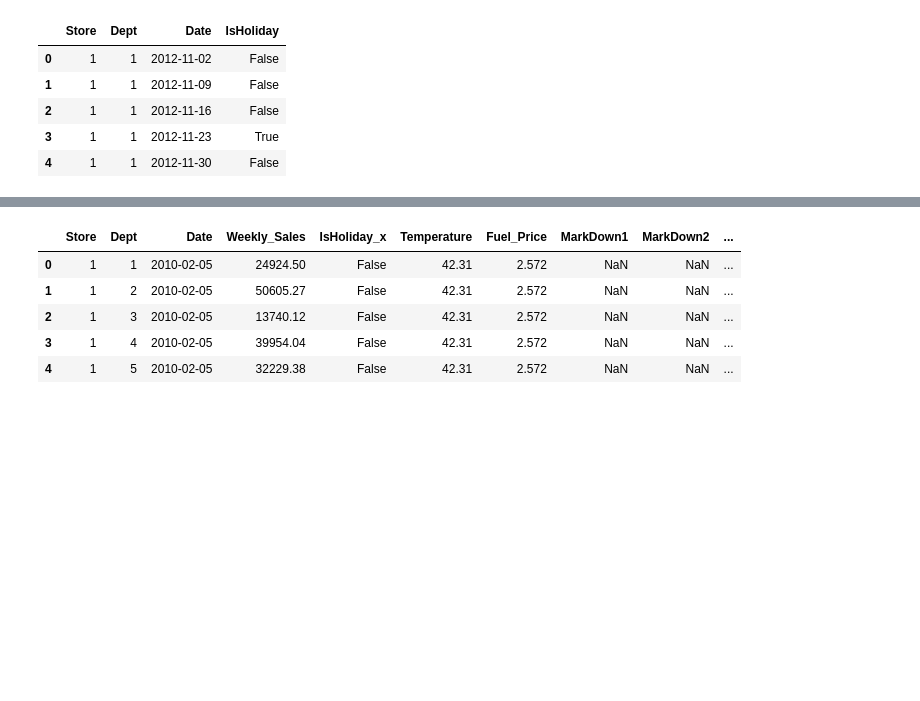
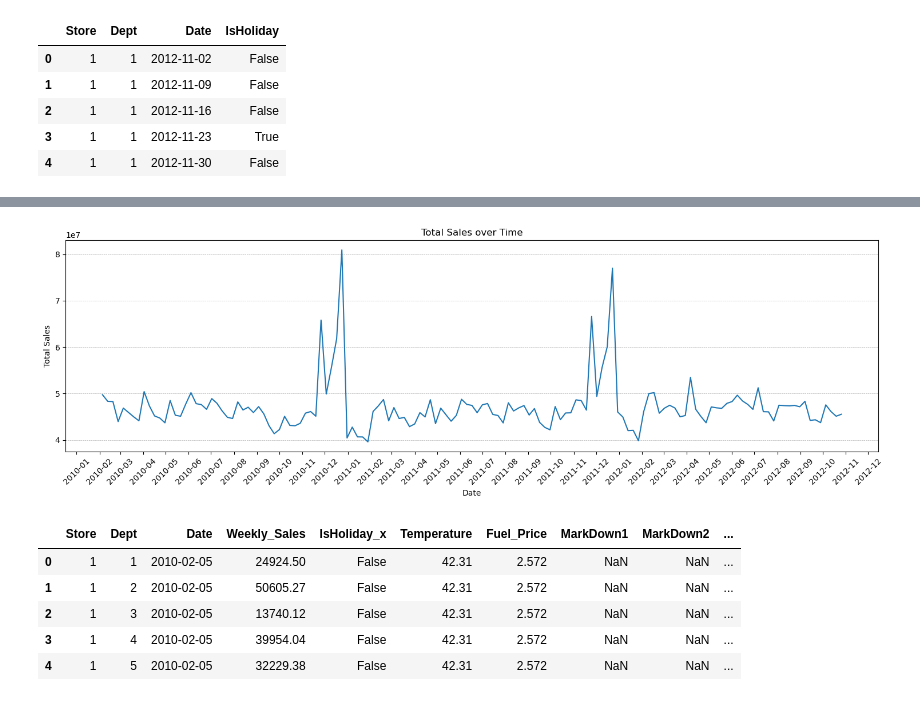
Before and after one commit to DiegoCollado27/walmart, a Jupyter notebook: main.ipynb, the cells around one changed output, grey strips where cells are left out. Cells and saved outputs as stored; diff of their text form; code cells hidden in the pictures; blank space fills up the shorter version.

```diff
--- a/main.ipynb
+++ b/main.ipynb
@@ -71,0 +108,4 @@ test.head()
+# %%
+total_sales = train_set.groupby('Date')['Weekly_Sales'].sum().reset_index()
+total_sales['Date'] = pd.to_datetime(total_sales['Date'])
+total_sales
@@ -72,3 +126,19 @@ test.head()
+# %%
+# Plotting the total sales over time
+plt.figure(figsize=(15, 5))
+plt.plot(total_sales['Date'], total_sales['Weekly_Sales'])
+locator = mdates.MonthLocator()
+plt.gca().xaxis.set_major_locator(locator)
+plt.gca().xaxis.set_major_formatter(mdates.DateFormatter('%Y-%m'))
+plt.xlabel('Date')
+plt.ylabel('Total Sales')
+plt.title('Total Sales over Time')
+plt.xticks(rotation=45)  # Rotate the x-ticks for better visibility
+plt.tight_layout()  # Ensure layout is neat and no labels are cut off
+plt.grid(True, which='both', axis='y', linestyle='--', linewidth=0.5)
+plt.show()
+# %% [output]
+[figure, added]
 # %%
 df = train_set.merge(features, on=['Store', 'Date'], how='inner').merge(stores, on=['Store'], how='inner')
 df.head()
```
Also changed, not shown: parts of 13 cells of this notebook.
